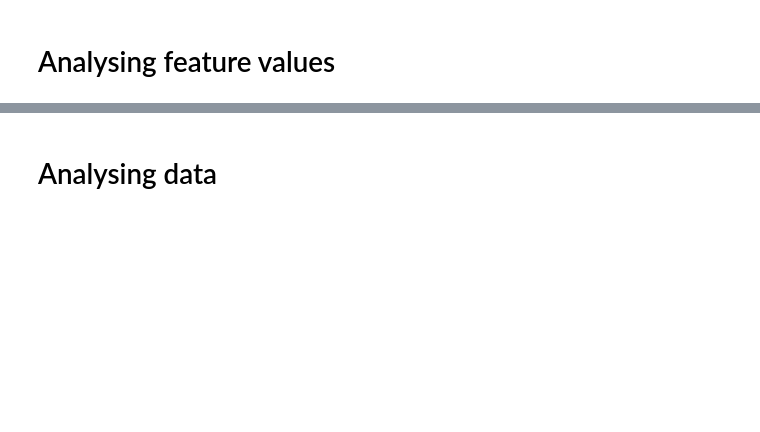
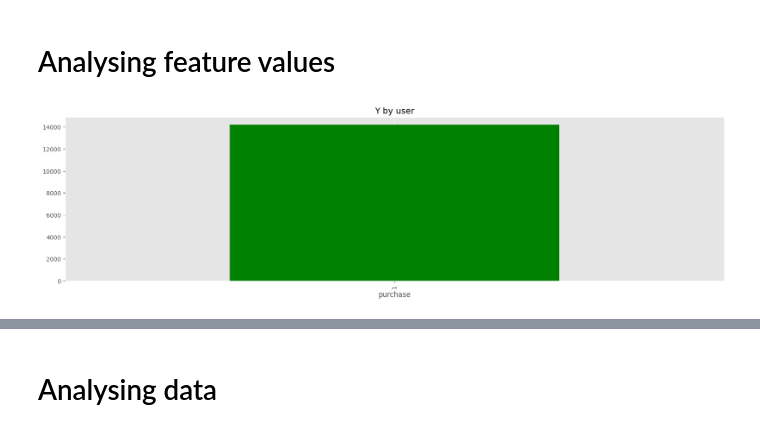
Before and after one commit to OmarEmad313/video-game-recommendation, a Jupyter notebook: video game recommendation with explicit rating/Video game recommendation with explicit data.ipynb, the cells around one changed output, grey strips where cells are left out. Saved outputs shown, nothing was run; the diff lists cells and outputs as text; code cells hidden in the pictures; blank space fills up the shorter version.

```diff
--- a/video game recommendation with explicit rating/Video game recommendation with explicit data.ipynb
+++ b/video game recommendation with explicit rating/Video game recommendation with explicit data.ipynb
@@ -135,0 +145,21 @@ AttributeError: 'Index' object has no attribute 'to_csv'
+# %%
+for j in range(0, len(columns)):
+    if j>21:
+        print('keywords/'+str(j)+'/name')
+        df = df.drop(['keywords/'+str(j)+'/name'], axis=1)
+        df = df.drop(['keywords/'+str(j)+'/id'], axis=1)
+# %%
+for j in range(21, len(columns)):
+    print('keywords/'+str(j)+'/name')
+    df = df.drop(['keywords/'+str(j)+'/name'], axis=1)
+    df = df.drop(['keywords/'+str(j)+'/id'], axis=1)
+# %%
+for j in range(2, len(columns)):
+    print('keywords/'+str(j)+'/name')
+    df = df.drop(['franchises/'+str(j)+'/name'], axis=1)
+    df = df.drop(['franchises/'+str(j)+'/id'], axis=1)
+# %%
+for j in range(6, len(columns)):
+    print('keywords/'+str(j)+'/name')
+    df = df.drop(['platforms/'+str(j)+'/name'], axis=1)
+    df = df.drop(['platforms/'+str(j)+'/id'], axis=1)
@@ -136,5 +168,8 @@ AttributeError: 'Index' object has no attribute 'to_csv'
 # %% [markdown]
 # Analysing feature values
 # %%
-genres_names = df['genre'].unique()
+df.groupby("purchase").count()["game_name"].sort_values(ascending=False).plot(
+    kind="bar", color="green", title="Y by user", figsize=(20,5)).grid(axis='y')
+# %% [output]
+[figure, added]
 # %%
```
Also changed, not shown: parts of 31 cells of this notebook, 3 other files.
